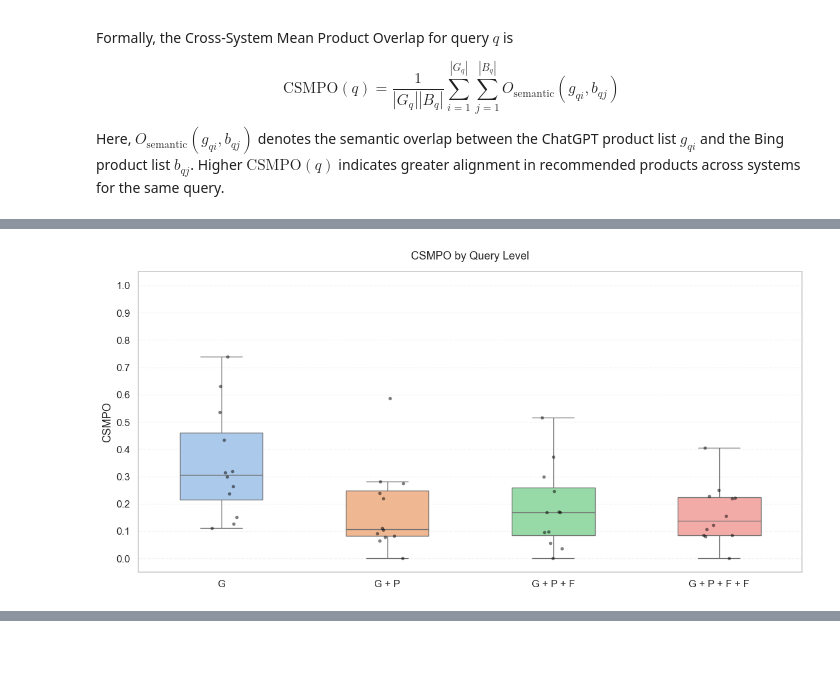
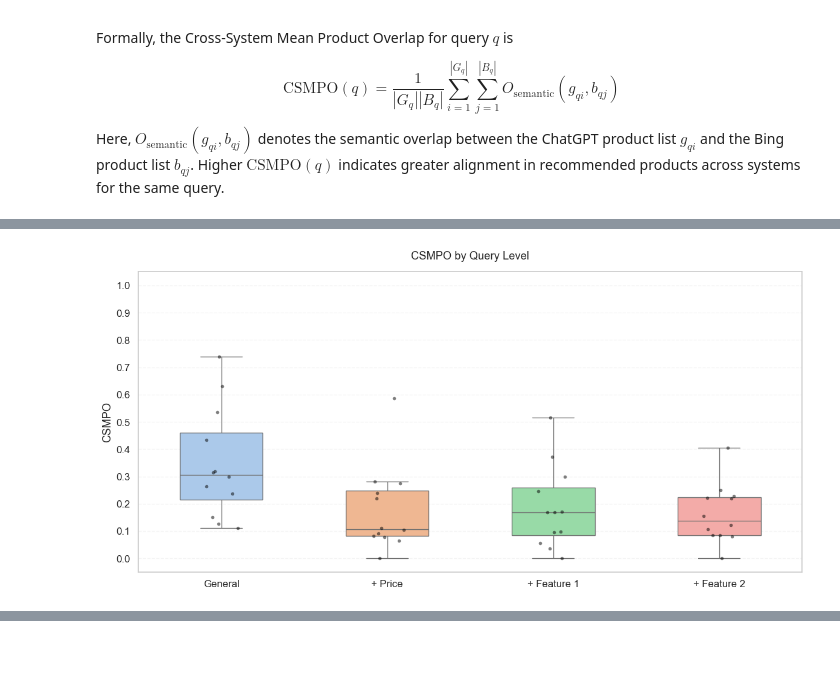
Before and after one commit to Saccarab/Search-vs-Generation-A-Comparative-Study-of-Bing-and-ChatGPT-in-Product-Recommendations, a Jupyter notebook: notebooks/ChatGPT vs Bing/ChatGPT vs Bing Product Overlap.ipynb, the cells around one changed output, grey strips where cells are left out. Cells and saved outputs as stored; diff of their text form; code cells hidden in the pictures.

```diff
--- a/notebooks/ChatGPT vs Bing/ChatGPT vs Bing Product Overlap.ipynb
+++ b/notebooks/ChatGPT vs Bing/ChatGPT vs Bing Product Overlap.ipynb
@@ -166,32 +154,32 @@ boxplot(
 # %%
 csmpo_g = csmpo_df[csmpo_df["query_level"] == "General"]
 csmpo_gp = csmpo_df[csmpo_df["query_level"] == "General & Price"]
 csmpo_gpf = csmpo_df[csmpo_df["query_level"] == "General & Price & Feature"]
 csmpo_gpff = csmpo_df[csmpo_df["query_level"] == "General & Price & Feature & Feature"]
 
 plot_df = pd.DataFrame({
     "CSMPO": pd.concat([
         csmpo_g["csmpo_mean"],
         csmpo_gp["csmpo_mean"],
         csmpo_gpf["csmpo_mean"],
         csmpo_gpff["csmpo_mean"]
     ], ignore_index = True),
     "Query Level": (
-        ["G"] * len(csmpo_g)
-        + ["G + P"] * len(csmpo_gp)
-        + ["G + P + F"] * len(csmpo_gpf)
-        + ["G + P + F + F"] * len(csmpo_gpff)
+        ["General"] * len(csmpo_g)
+        + ["+ Price"] * len(csmpo_gp)
+        + ["+ Feature 1"] * len(csmpo_gpf)
+        + ["+ Feature 2"] * len(csmpo_gpff)
     )
 })
 
 boxplot(
     df = plot_df,
     x_col = "Query Level",
     y_col = "CSMPO",
-    order = ["G", "G + P", "G + P + F", "G + P + F + F"],
+    order = ["General", "+ Price", "+ Feature 1", "+ Feature 2"],
     title = "CSMPO by Query Level",
     xlabel = "",
     ylabel = "CSMPO"
 )
 # %% [output]
-[figure, old version]
+[figure, new version]
```
Also changed, not shown: parts of 7 cells of this notebook, 6 other files.
